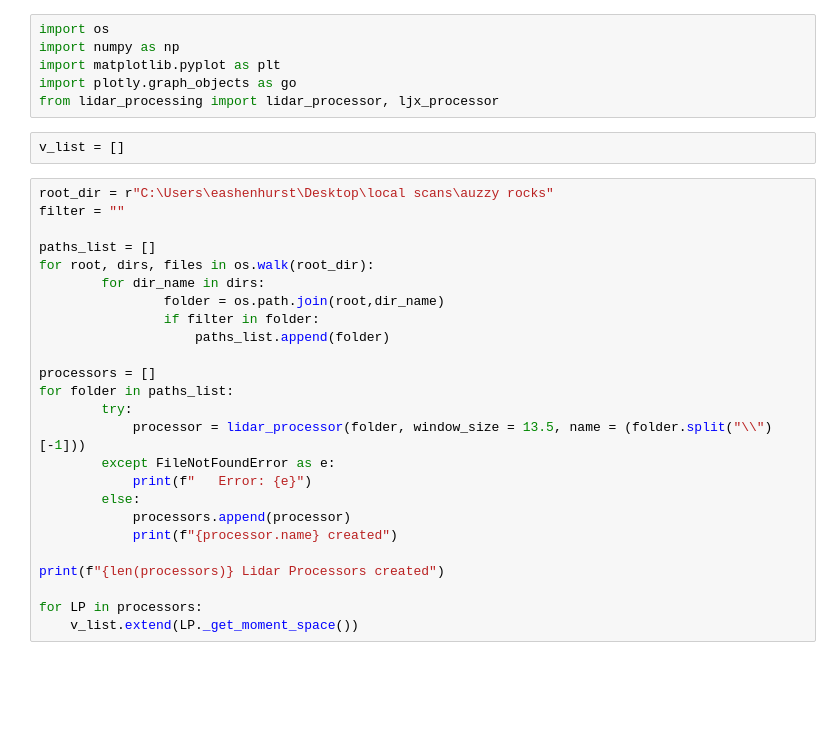
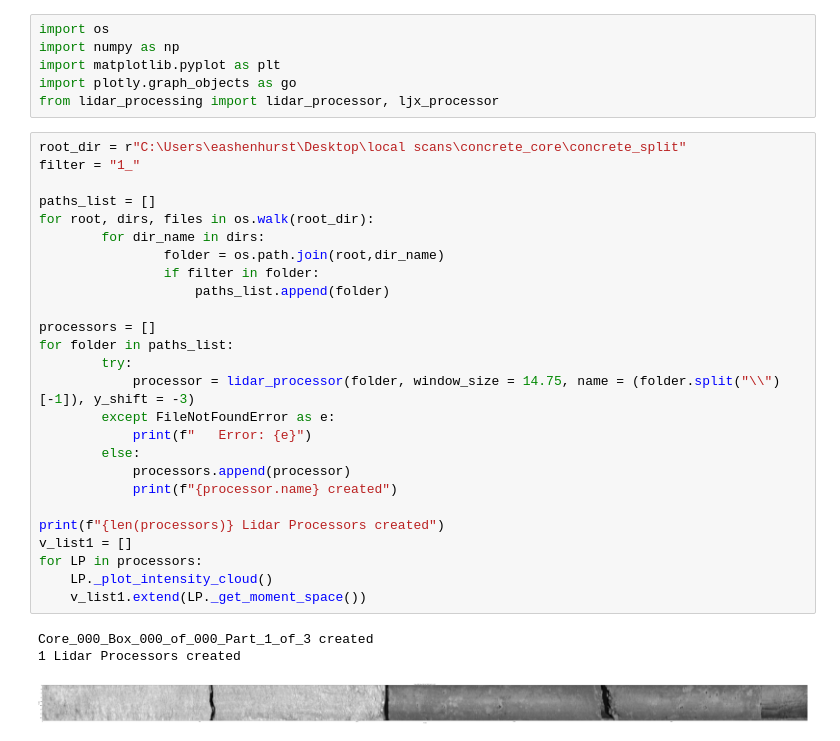
Before and after one commit to MinnoMinee/core-type, a Jupyter notebook: testMomentSpace.ipynb, the cells around one changed output. Drawn from its saved outputs; the diff is of its cells as text; blank space fills up the shorter version.

```diff
--- a/testMomentSpace.ipynb
+++ b/testMomentSpace.ipynb
@@ -4,30 +4,33 @@ import numpy as np
 import matplotlib.pyplot as plt
 import plotly.graph_objects as go
 from lidar_processing import lidar_processor, ljx_processor
-# %%
-v_list = []
 # %%
-root_dir = r"C:\Users\eashenhurst\Desktop\local scans\auzzy rocks"
-filter = ""
+root_dir = r"C:\Users\eashenhurst\Desktop\local scans\concrete_core\concrete_split"
+filter = "1_"
 
 paths_list = []
 for root, dirs, files in os.walk(root_dir):
         for dir_name in dirs:
                 folder = os.path.join(root,dir_name)
                 if filter in folder:
                     paths_list.append(folder)
 
 processors = []
 for folder in paths_list:
         try:
-            processor = lidar_processor(folder, window_size = 13.5, name = (folder.split("\\")[-1]))
+            processor = lidar_processor(folder, window_size = 14.75, name = (folder.split("\\")[-1]), y_shift = -3)
         except FileNotFoundError as e:
             print(f"   Error: {e}")
         else:
             processors.append(processor)
             print(f"{processor.name} created")
 
 print(f"{len(processors)} Lidar Processors created")
-
+v_list1 = []
 for LP in processors:
-    v_list.extend(LP._get_moment_space())
+    LP._plot_intensity_cloud()
+    v_list1.extend(LP._get_moment_space())
+# %% [output]
+Core_000_Box_000_of_000_Part_1_of_3 created
+1 Lidar Processors created
+[figure, added]
```
Also changed, not shown: parts of 7 cells of this notebook, 6 other files.
